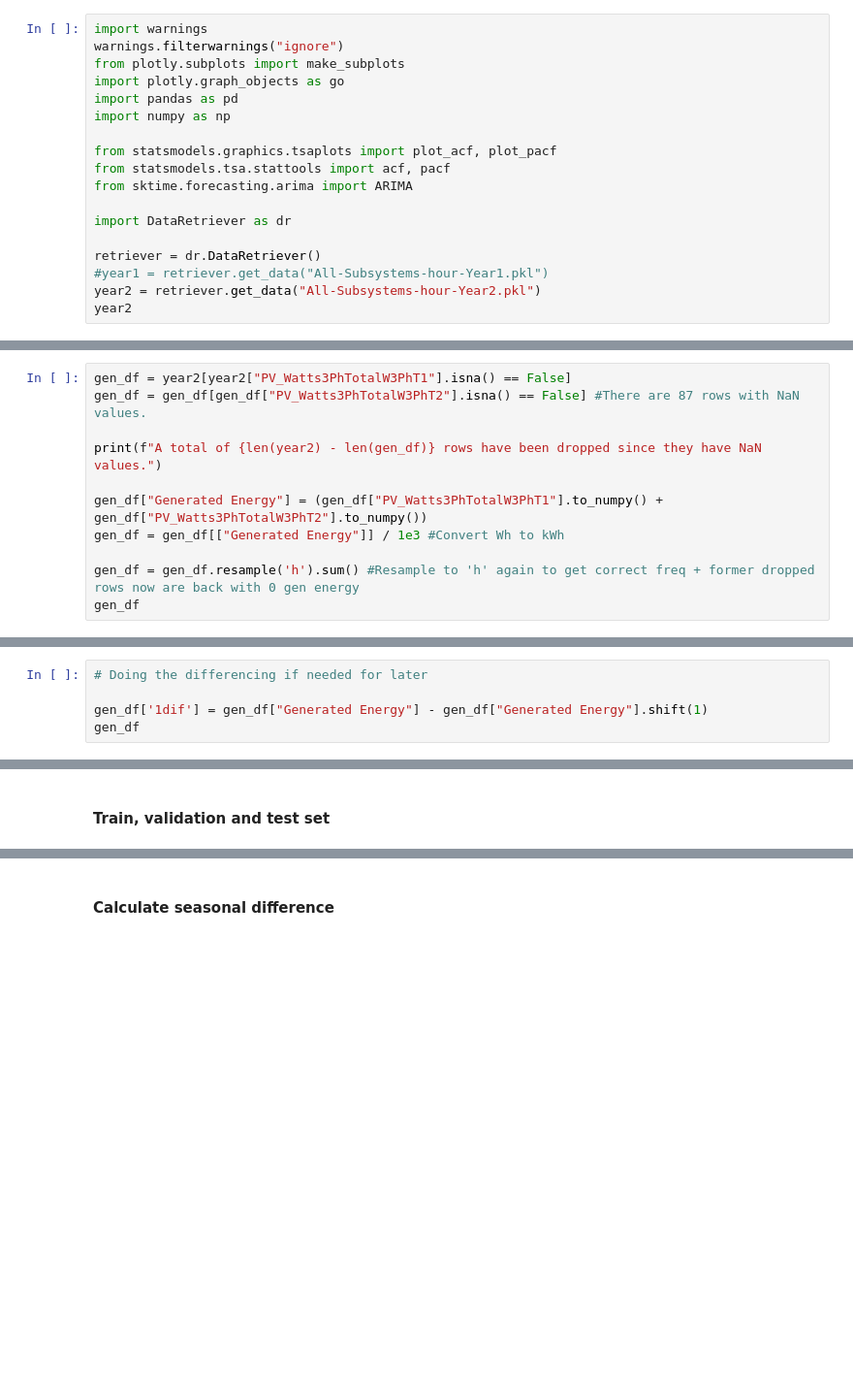
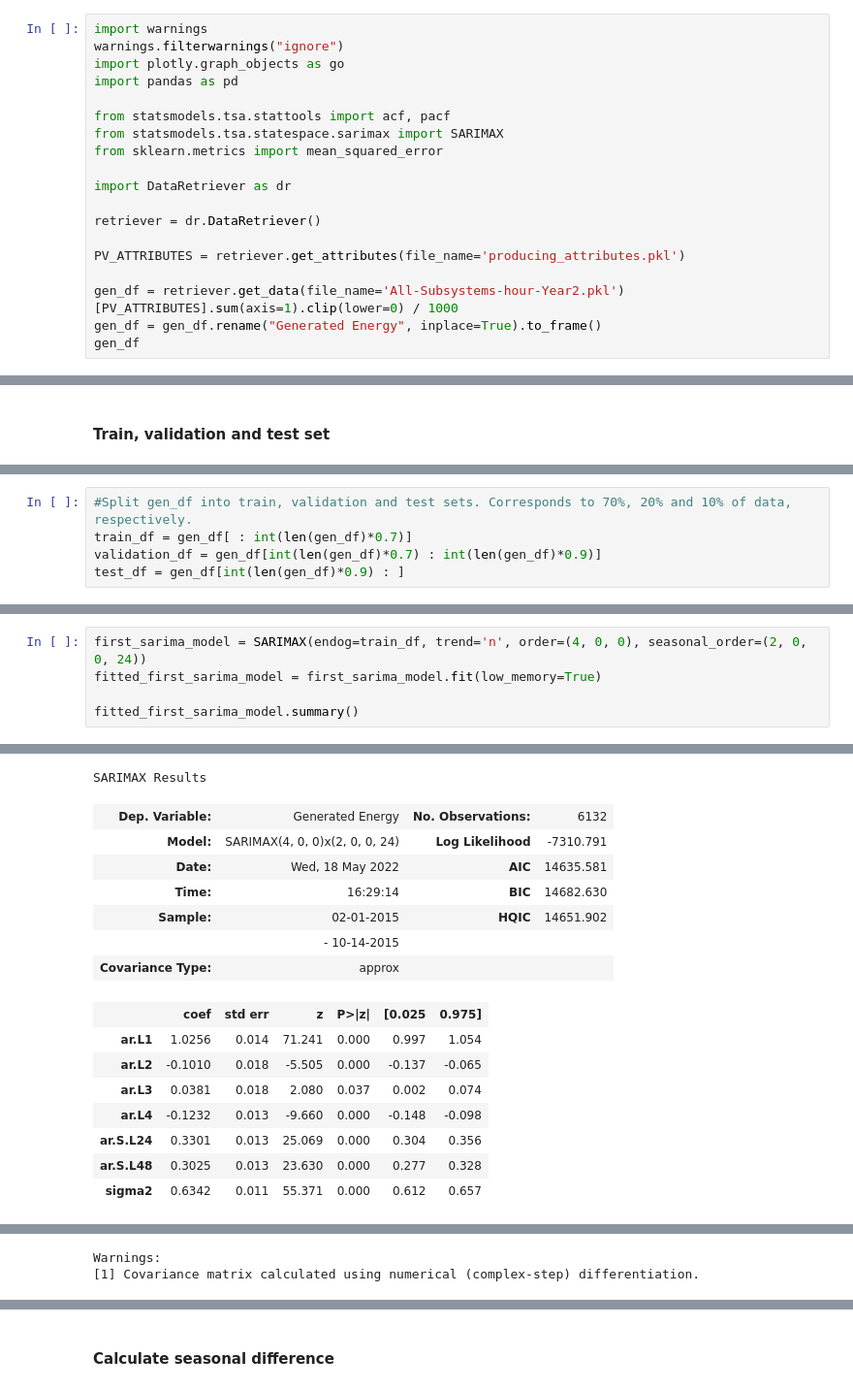
Before and after one commit to Divixity/Datavidenskab-P6, a Jupyter notebook: Development/SARIMAX_production.ipynb, the cells around one changed output, grey strips where cells are left out. Shown at 97% size. Drawn from its saved outputs; the diff is of its cells as text; blank space fills up the shorter version.

```diff
--- a/Development/SARIMAX_production.ipynb
+++ b/Development/SARIMAX_production.ipynb
@@ -5,19 +5,20 @@
 # %%
 import warnings
 warnings.filterwarnings("ignore")
-from plotly.subplots import make_subplots
 import plotly.graph_objects as go
 import pandas as pd
-import numpy as np
 
-from statsmodels.graphics.tsaplots import plot_acf, plot_pacf
 from statsmodels.tsa.stattools import acf, pacf
-from sktime.forecasting.arima import ARIMA
+from statsmodels.tsa.statespace.sarimax import SARIMAX
+from sklearn.metrics import mean_squared_error
 
 import DataRetriever as dr
 
 retriever = dr.DataRetriever()
-#year1 = retriever.get_data("All-Subsystems-hour-Year1.pkl")
-year2 = retriever.get_data("All-Subsystems-hour-Year2.pkl")
-year2
+
+PV_ATTRIBUTES = retriever.get_attributes(file_name='producing_attributes.pkl')
+
+gen_df = retriever.get_data(file_name='All-Subsystems-hour-Year2.pkl')[PV_ATTRIBUTES].sum(axis=1).clip(lower=0) / 1000
+gen_df = gen_df.rename("Generated Energy", inplace=True).to_frame()
+gen_df
 # %% [output]
@@ -38,11 +38,0 @@ year2
-# %%
-gen_df = year2[year2["PV_Watts3PhTotalW3PhT1"].isna() == False]
-gen_df = gen_df[gen_df["PV_Watts3PhTotalW3PhT2"].isna() == False] #There are 87 rows with NaN values.
-
-print(f"A total of {len(year2) - len(gen_df)} rows have been dropped since they have NaN values.")
-
-gen_df["Generated Energy"] = (gen_df["PV_Watts3PhTotalW3PhT1"].to_numpy() + gen_df["PV_Watts3PhTotalW3PhT2"].to_numpy())
-gen_df = gen_df[["Generated Energy"]] / 1e3 #Convert Wh to kWh
-
-gen_df = gen_df.resample('h').sum() #Resample to 'h' again to get correct freq + former dropped rows now are back with 0 gen energy
-gen_df
@@ -84,8 +47,3 @@ print(f"The p-value from the Augmented Dickey-Fuller test is {ADF_test[1]}. \n T
 # %% [output]
 The p-value from the Augmented Dickey-Fuller test is 4.569102377280038e-19.
  This suggest that the TS is stationary, and d=0 and D=0.
-# %%
-# Doing the differencing if needed for later
-
-gen_df['1dif'] = gen_df["Generated Energy"] - gen_df["Generated Energy"].shift(1)
-gen_df
@@ -185,0 +110,5 @@ train_df = X[ : len(X)-prediction_range] #Rest of the data that is not validatio
+# %%
+#Split gen_df into train, validation and test sets. Corresponds to 70%, 20% and 10% of data, respectively.
+train_df = gen_df[ : int(len(gen_df)*0.7)]
+validation_df = gen_df[int(len(gen_df)*0.7) : int(len(gen_df)*0.9)]
+test_df = gen_df[int(len(gen_df)*0.9) : ]
@@ -264,0 +249,6 @@ forecast1
+# %%
+first_sarima_model = SARIMAX(endog=train_df, trend='n', order=(4, 0, 0), seasonal_order=(2, 0, 0, 24))
+fitted_first_sarima_model = first_sarima_model.fit(low_memory=True)
+
+fitted_first_sarima_model.summary()
+# %% [output]
@@ -264,0 +283,16 @@ forecast1
+SARIMAX Results
+| Dep. Variable: | Generated Energy | No. Observations: | 6132 |
+| Model: | SARIMAX(4, 0, 0)x(2, 0, 0, 24) | Log Likelihood | -7310.791 |
+| Date: | Wed, 18 May 2022 | AIC | 14635.581 |
+| Time: | 16:29:14 | BIC | 14682.630 |
+| Sample: | 02-01-2015 | HQIC | 14651.902 |
+|  | - 10-14-2015 |  |  |
+| Covariance Type: | approx |  |  |
+|  | coef | std err | z | P>|z| | [0.025 | 0.975] |
+| ar.L1 | 1.0256 | 0.014 | 71.241 | 0.000 | 0.997 | 1.054 |
+| ar.L2 | -0.1010 | 0.018 | -5.505 | 0.000 | -0.137 | -0.065 |
+| ar.L3 | 0.0381 | 0.018 | 2.080 | 0.037 | 0.002 | 0.074 |
+| ar.L4 | -0.1232 | 0.013 | -9.660 | 0.000 | -0.148 | -0.098 |
+| ar.S.L24 | 0.3301 | 0.013 | 25.069 | 0.000 | 0.304 | 0.356 |
+| ar.S.L48 | 0.3025 | 0.013 | 23.630 | 0.000 | 0.277 | 0.328 |
+| sigma2 | 0.6342 | 0.011 | 55.371 | 0.000 | 0.612 | 0.657 |
@@ -264,0 +303,2 @@ forecast1
+Warnings:
+[1] Covariance matrix calculated using numerical (complex-step) differentiation.
```
Also changed, not shown: parts of 55 cells of this notebook.
